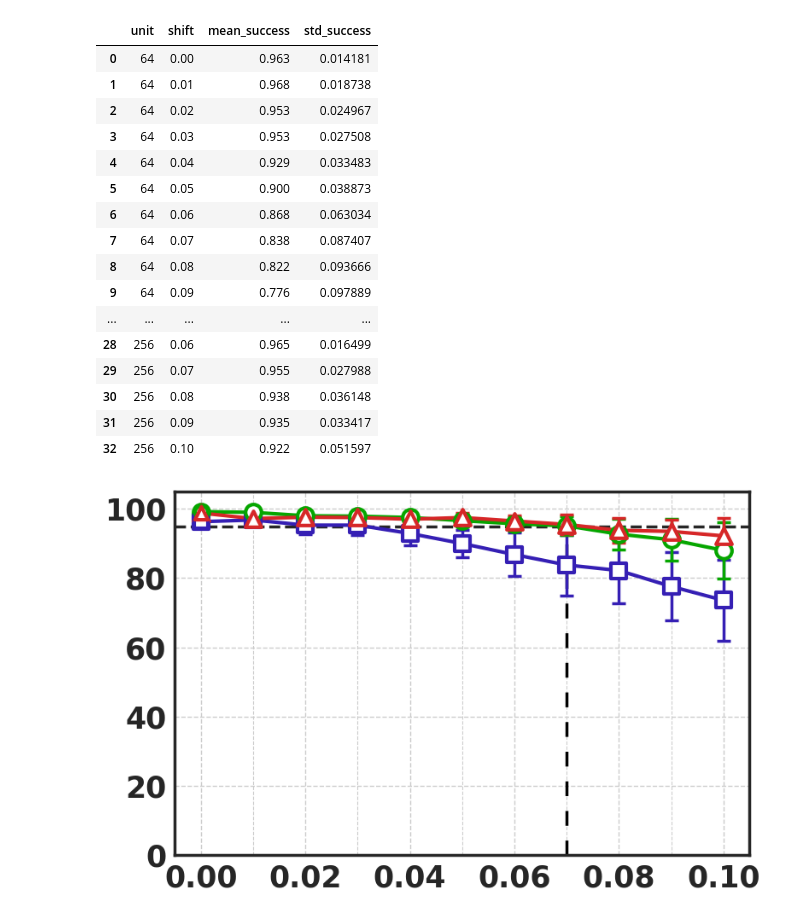
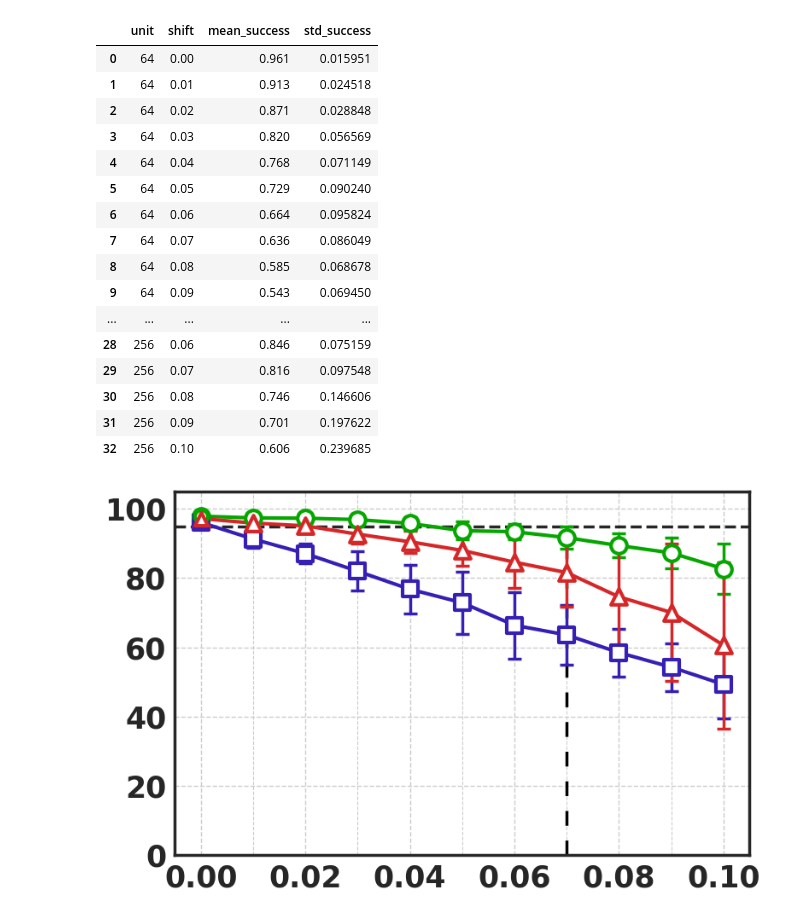
Before and after one commit to yuuharu11/LNN-control, a Jupyter notebook: robomimic/myscript/ipynb/error_injection.ipynb, the cells around one changed output. Cells and saved outputs as stored; diff of their text form; code cells hidden in the pictures.

```diff
--- a/robomimic/myscript/ipynb/error_injection.ipynb
+++ b/robomimic/myscript/ipynb/error_injection.ipynb
@@ -6,7 +6,7 @@ import numpy as np
 import matplotlib.pyplot as plt
 
 units = [64, 128, 256]
-base_path = "/work/robomimic/csv/result/error/proposal/6bit/gaussian"
+base_path = "/work/robomimic/csv/result/error/LNN_standardization/6-6-6/gaussian"
 TOP_K = 10
 
 def extract_gaussian(path):
@@ -16,7 +16,7 @@ def extract_gaussian(path):
 results = []
 
 for unit in units:
-    pattern = f"{base_path}/u{unit}/gaussian*.csv"
+    pattern = f"{base_path}/unit{unit}/gaussian*.csv"
     files = sorted(glob.glob(pattern))
 
     for f in files:
@@ -193,7 +193,7 @@ import numpy as np
 import matplotlib.pyplot as plt
 
 units = [64, 128, 256]
-base_path = "/work/robomimic/csv/result/error/proposal/6bit/shift"
+base_path = "/work/robomimic/csv/result/error/LNN_standardization/6-6-6/shift"
 TOP_K = 10  # 上位k行で平均
 
 def extract_shift(path):
@@ -203,49 +203,49 @@ def extract_shift(path):
 results = []
 
 for unit in units:
     pattern = f"{base_path}/u{unit}/shift*.csv"
     files = sorted(glob.glob(pattern))
 
     for f in files:
         s = extract_shift(f)
         if s is None:
             continue
 
         df = pd.read_csv(f)
 
         # === ここが変更点 ===
         # 行そのものから success_rate 上位kを選択
         topk = df.nlargest(TOP_K, "success_rate")
         mean_success = topk["success_rate"].mean()
         std_success = topk["success_rate"].std()
         if s * 1000 % 10==0:
             results.append({
                 "unit": unit,
                 "shift": s,
                 "mean_success": mean_success,
                 "std_success": std_success
             })
 
 results_df_shift = pd.DataFrame(results)
 display(results_df_shift)
 # %% [output]
 |  | unit | shift | mean_success | std_success |
-| 0 | 64 | 0.00 | 0.963 | 0.014181 |
-| 1 | 64 | 0.01 | 0.968 | 0.018738 |
-| 2 | 64 | 0.02 | 0.953 | 0.024967 |
-| 3 | 64 | 0.03 | 0.953 | 0.027508 |
-| 4 | 64 | 0.04 | 0.929 | 0.033483 |
-| 5 | 64 | 0.05 | 0.900 | 0.038873 |
-| 6 | 64 | 0.06 | 0.868 | 0.063034 |
-| 7 | 64 | 0.07 | 0.838 | 0.087407 |
-| 8 | 64 | 0.08 | 0.822 | 0.093666 |
-| 9 | 64 | 0.09 | 0.776 | 0.097889 |
+| 0 | 64 | 0.00 | 0.961 | 0.015951 |
+| 1 | 64 | 0.01 | 0.913 | 0.024518 |
+| 2 | 64 | 0.02 | 0.871 | 0.028848 |
+| 3 | 64 | 0.03 | 0.820 | 0.056569 |
+| 4 | 64 | 0.04 | 0.768 | 0.071149 |
+| 5 | 64 | 0.05 | 0.729 | 0.090240 |
+| 6 | 64 | 0.06 | 0.664 | 0.095824 |
+| 7 | 64 | 0.07 | 0.636 | 0.086049 |
+| 8 | 64 | 0.08 | 0.585 | 0.068678 |
+| 9 | 64 | 0.09 | 0.543 | 0.069450 |
 | ... | ... | ... | ... | ... |
-| 28 | 256 | 0.06 | 0.965 | 0.016499 |
-| 29 | 256 | 0.07 | 0.955 | 0.027988 |
-| 30 | 256 | 0.08 | 0.938 | 0.036148 |
-| 31 | 256 | 0.09 | 0.935 | 0.033417 |
-| 32 | 256 | 0.10 | 0.922 | 0.051597 |
+| 28 | 256 | 0.06 | 0.846 | 0.075159 |
+| 29 | 256 | 0.07 | 0.816 | 0.097548 |
+| 30 | 256 | 0.08 | 0.746 | 0.146606 |
+| 31 | 256 | 0.09 | 0.701 | 0.197622 |
+| 32 | 256 | 0.10 | 0.606 | 0.239685 |
 # %%
 import numpy as np
 import matplotlib.pyplot as plt
@@ -371,4 +371,4 @@ for spine in ax.spines.values():
 plt.tight_layout()
 plt.show()
 # %% [output]
-[figure, old version]
+[figure, new version]
```
Also changed, not shown: parts of 2 cells of this notebook, 32 other files.
